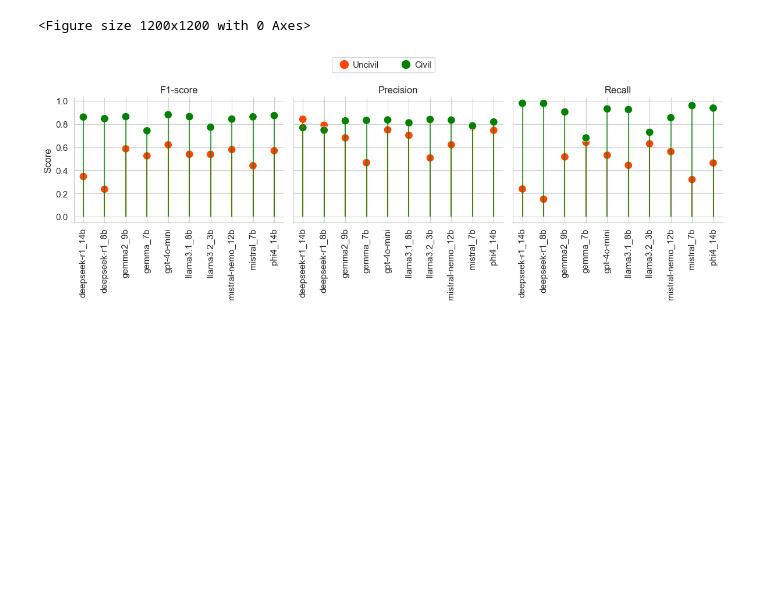
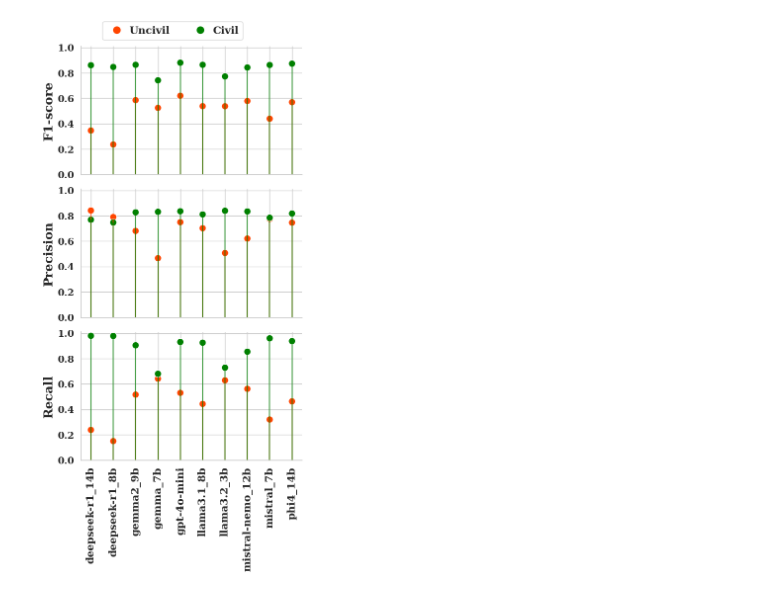
Before and after one commit to reset-ufc/slm-evaluation-incivility, a Jupyter notebook: granularidade_grossa/visus.ipynb, the cells around one changed output. Saved outputs shown, nothing was run; the diff lists cells and outputs as text; code cells hidden in the pictures; blank space fills up the shorter version.

```diff
--- a/granularidade_grossa/visus.ipynb
+++ b/granularidade_grossa/visus.ipynb
@@ -28,10 +29,10 @@ uncivil = pd.read_excel(compact_table_path_uncivil)
 uncivil = uncivil.ffill()
 uncivil = uncivil.loc[~uncivil['Model'].isin(['toxicr', 'refined_model']).values]
 uncivil = uncivil.rename(columns={'precision': 'Precision', 'recall': 'Recall', 'f1-score': 'F1-score'})
-uncivil_sem_combinacoes = uncivil.loc[~uncivil['Strategy'].str.contains('role_based_')]  # excluir combinações com role-based
+uncivil_sem_combinacoes = uncivil.loc[~uncivil['Strategy'].str.contains('role_based_')].copy()  # excluir combinações com role-based
 
 civil = pd.read_excel(compact_table_path_civil)
 civil = civil.ffill()
 civil = civil.loc[~civil['Model'].isin(['toxicr', 'refined_model']).values]
 civil = civil.rename(columns={'precision': 'Precision', 'recall': 'Recall', 'f1-score': 'F1-score'})
-civil_sem_combinacoes = civil.loc[~civil['Strategy'].str.contains('role_based_')]  # excluir combinações com role-based
+civil_sem_combinacoes = civil.loc[~civil['Strategy'].str.contains('role_based_')].copy()  # excluir combinações com role-based
@@ -105,52 +100,70 @@ plt.show()
 # %%
-# Dados do dataset "uncivil"
+
+##### Métricas nas linhas
+
+# Agrupamento e preparação dos dados
 uncivil_data = uncivil_sem_combinacoes.groupby('Model')[['F1-score', 'Precision', 'Recall']].mean().reset_index().copy()
-
-# Dados do dataset "civil"
 civil_data = civil_sem_combinacoes.groupby('Model')[['F1-score', 'Precision', 'Recall']].mean().reset_index().copy()
 
-# Adicionando rótulos
 uncivil_data["Class"] = "Uncivil"
 civil_data["Class"] = "Civil"
 
-# Unindo os dois dataframes e pivotando para long format
-df = pd.concat([uncivil_data, civil_data ])
+df = pd.concat([uncivil_data, civil_data])
 df_long = df.melt(id_vars=["Model", "Class"], var_name="Metric", value_name="Score")
 
-# Plot
-plt.figure(figsize=(12, 12))
-# sns.set_theme(style="whitegrid", font_scale=1.2)
-
-# Ordena os modelos como no original
+# Definindo ordem dos modelos (mantendo a original)
 model_order = df["Model"].unique()
 
-# FacetGrid para cada métrica
-g = sns.FacetGrid(df_long, col="Metric", sharey=True, height=4, aspect=1)
+# Configurações gerais
+sns.set_theme(style="whitegrid")
+
+# Cores personalizadas
 colors = {"Uncivil": "orangered", "Civil": "green"}
 
+# Função para plotar cada ponto com linha (lollipop)
 def lollipop(data, **kwargs):
+    ax = plt.gca()
     for _, row in data.iterrows():
-        plt.vlines(row["Model"], ymin=0, ymax=row["Score"], color=colors[row["Class"]], alpha=0.7)
-    sns.scatterplot(data=data, x="Model", y="Score", hue="Class", palette=colors, s=100, legend=False)
+        ax.vlines(row["Model"], ymin=0, ymax=row["Score"], color=colors[row["Class"]], alpha=0.7)
+    sns.scatterplot(data=data, x="Model", y="Score", hue="Class", palette=colors, s=100, legend=False, ax=ax)
+
+# FacetGrid com uma coluna por métrica
+g = sns.FacetGrid(df_long, row="Metric", sharey=True, height=4, aspect=1.4)
 
 g.map_dataframe(lollipop)
-g.set_xticklabels(rotation=90)
-g.set_titles(col_template="{col_name}")
 
+# Ajustes dos eixos x
+g.set_xticklabels(rotation=90, weight='bold', fontsize=16, fontfamily='serif')
+g.set_xticklabels(model_order, rotation=90, weight='bold', fontfamily='serif', fontsize=15)
 g.set_xlabels("")
+g.set_titles("")
 
+
+# Ajuste do eixo y
+for ax, metric in zip(g.axes[:, 0], df_long["Metric"].unique()):
+    ax.set_ylabel(metric, weight='bold', fontsize=18, fontfamily='serif')
+    for label in ax.get_yticklabels():
+        label.set_fontsize(14)
+        label.set_fontfamily('serif')
+        label.set_fontweight('bold')
+    ax.set_ylim(0, 1.01)  # define escala 0-1 para todas as métricas, se desejar uniformidade
+
+
+# Legenda manual
 handles = [plt.Line2D([0], [0], color=color, marker='o', linestyle='', markersize=10) for color in colors.values()]
 labels = list(colors.keys())
-g.fig.legend(handles, labels, loc="upper center", bbox_to_anchor=(0.5, 1.1), ncol=2, handletextpad=0.0001)
+legend_font = FontProperties(family='serif', weight='bold', size=15)
+g.fig.legend(handles, labels, loc="upper center", bbox_to_anchor=(0.5, 0.95), ncol=2, handletextpad=0.2, prop=legend_font)
 
+# Layout final
 plt.tight_layout()
+plt.subplots_adjust(top=0.9)  # espaço para legenda no topo
 
-
+# Salvando figura
 fig_path = results_path / 'figures'
 os.makedirs(fig_path, exist_ok=True)
-plt.savefig(fig_path / 'metrics_comparison.pdf', bbox_inches='tight', dpi=600)
+plt.savefig(fig_path / 'metrics_comparison_rq1_linha.pdf', bbox_inches='tight', dpi=600)
 
 plt.show()
 # %% [output]
-<Figure size 1200x1200 with 0 Axes>
-[figure, old version]
+[figure, new version]
```
Also changed, not shown: parts of 6 cells of this notebook, 4 other files.
